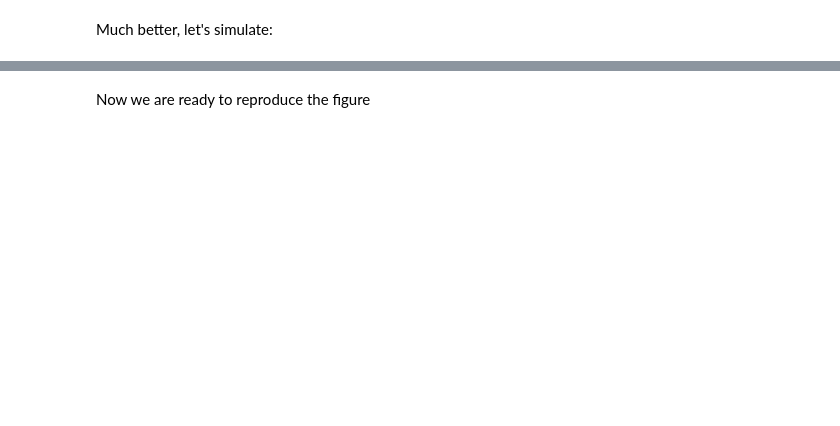
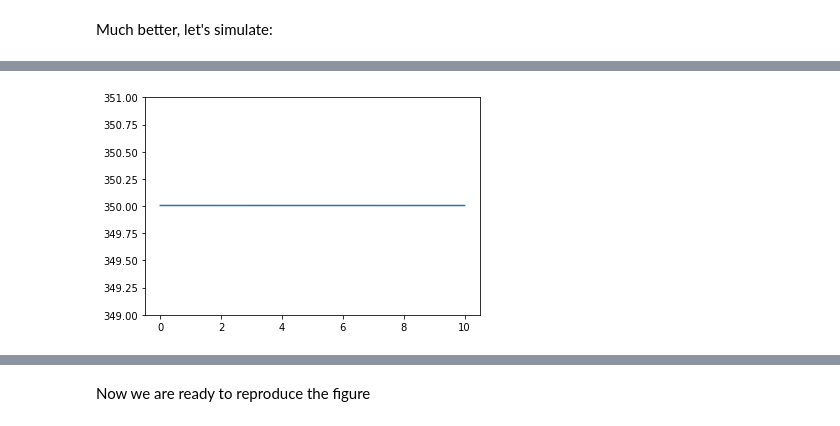
Before and after one commit to alchemyst/Dynamics-and-Control, a Jupyter notebook: 1_Dynamics/2_Time_domain_simulation/Nonlinear CSTR.ipynb, the cells around one changed output, grey strips where cells are left out. Saved outputs shown, nothing was run; the diff lists cells and outputs as text; code cells hidden in the pictures; blank space fills up the shorter version.

```diff
--- a/1_Dynamics/2_Time_domain_simulation/Nonlinear CSTR.ipynb
+++ b/1_Dynamics/2_Time_domain_simulation/Nonlinear CSTR.ipynb
@@ -111,0 +118,7 @@ This is better, but it still seems as though these equations are quite hard to b
+# %%
+cA, T = simulate()
+plt.plot(t, T)
+plt.ylim(349, 351)
+plt.show()
+# %% [output]
+[figure, added]
```
Also changed, not shown: parts of 18 cells of this notebook.
